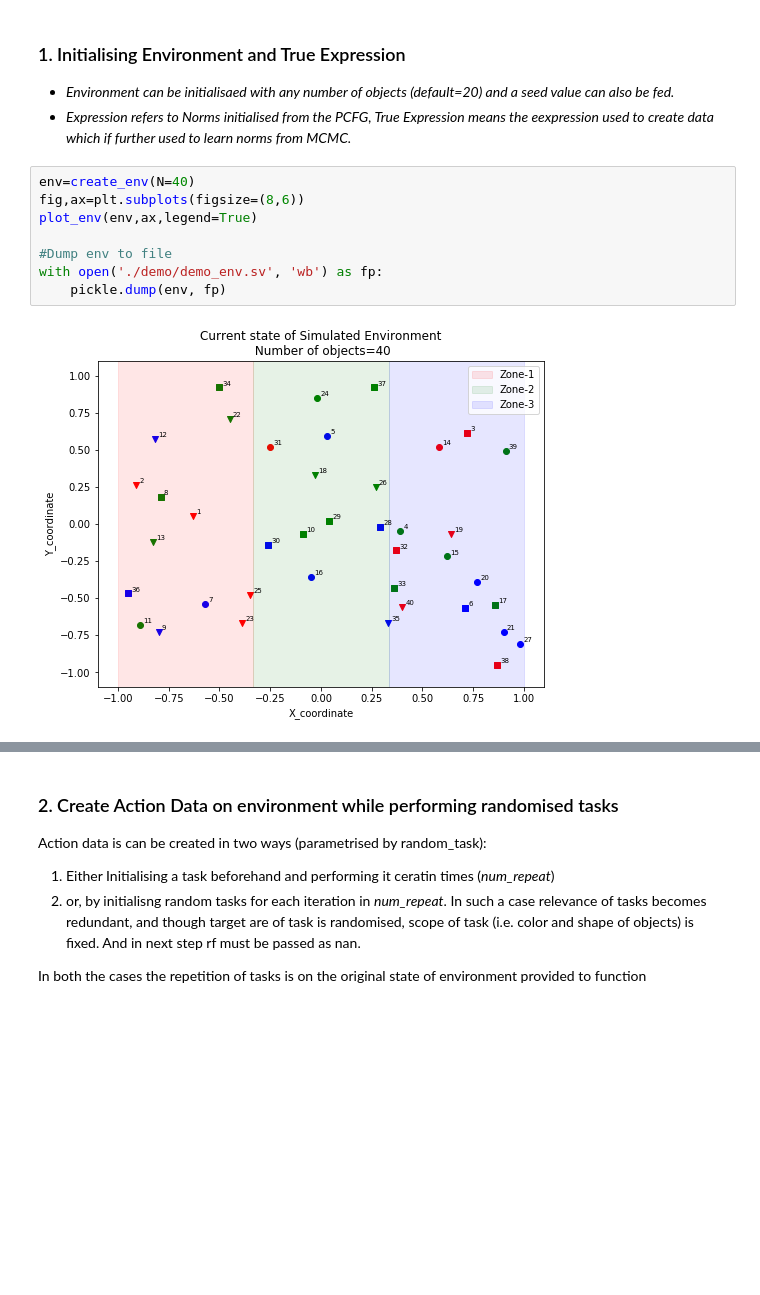
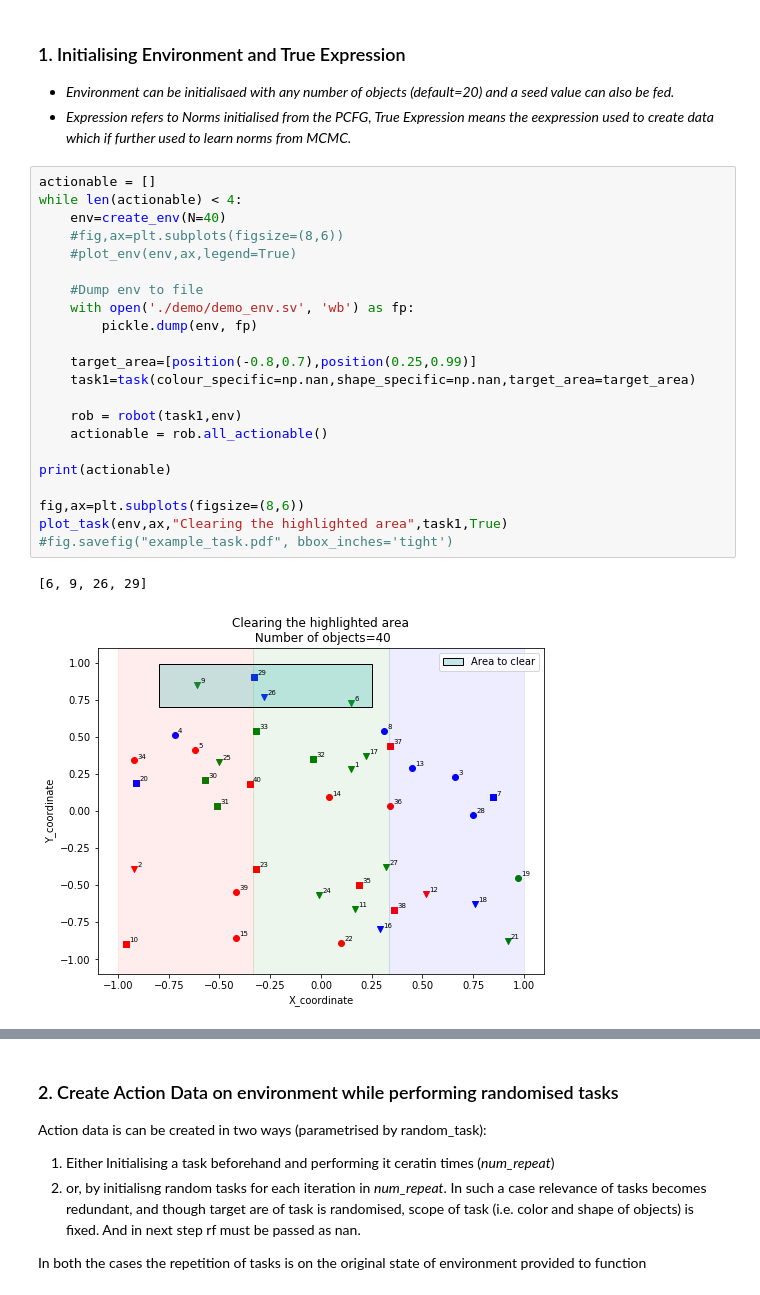
Before and after one commit to ashish1610dhiman/learning_norms_with_mcmc_from_pcfg_IJCAI21, a Jupyter notebook: MCMC_Demo.ipynb, the cells around one changed output, grey strips where cells are left out. Cells and saved outputs as stored; diff of their text form; blank space fills up the shorter version.

```diff
--- a/MCMC_Demo.ipynb
+++ b/MCMC_Demo.ipynb
@@ -29,15 +29,30 @@ from tqdm import tnrange, tqdm_notebook
 * *Environment can be initialisaed with any number of objects (default=20) and a seed value can also be fed.*
 * *Expression refers to Norms initialised from the PCFG, True Expression means the eexpression used to create data which if further used to learn norms from MCMC.*
 # %%
-env=create_env(N=40)
+actionable = []
+while len(actionable) < 4:
+    env=create_env(N=40)
+    #fig,ax=plt.subplots(figsize=(8,6))
+    #plot_env(env,ax,legend=True)
+
+    #Dump env to file
+    with open('./demo/demo_env.sv', 'wb') as fp:
+        pickle.dump(env, fp)
+
+    target_area=[position(-0.8,0.7),position(0.25,0.99)]
+    task1=task(colour_specific=np.nan,shape_specific=np.nan,target_area=target_area)
+
+    rob = robot(task1,env)
+    actionable = rob.all_actionable()
+
+print(actionable)
+
 fig,ax=plt.subplots(figsize=(8,6))
-plot_env(env,ax,legend=True)
-
-#Dump env to file
-with open('./demo/demo_env.sv', 'wb') as fp:
-    pickle.dump(env, fp)
+plot_task(env,ax,"Clearing the highlighted area",task1,True)
+#fig.savefig("example_task.pdf", bbox_inches='tight')
 # %% [output]
+[6, 9, 26, 29]
-[figure, old version]
+[figure, new version]
 # %%
 true_expression=expand("NORMS")
 print_expression(true_expression)
```
Also changed, not shown: parts of 3 cells of this notebook, 3 other files.
